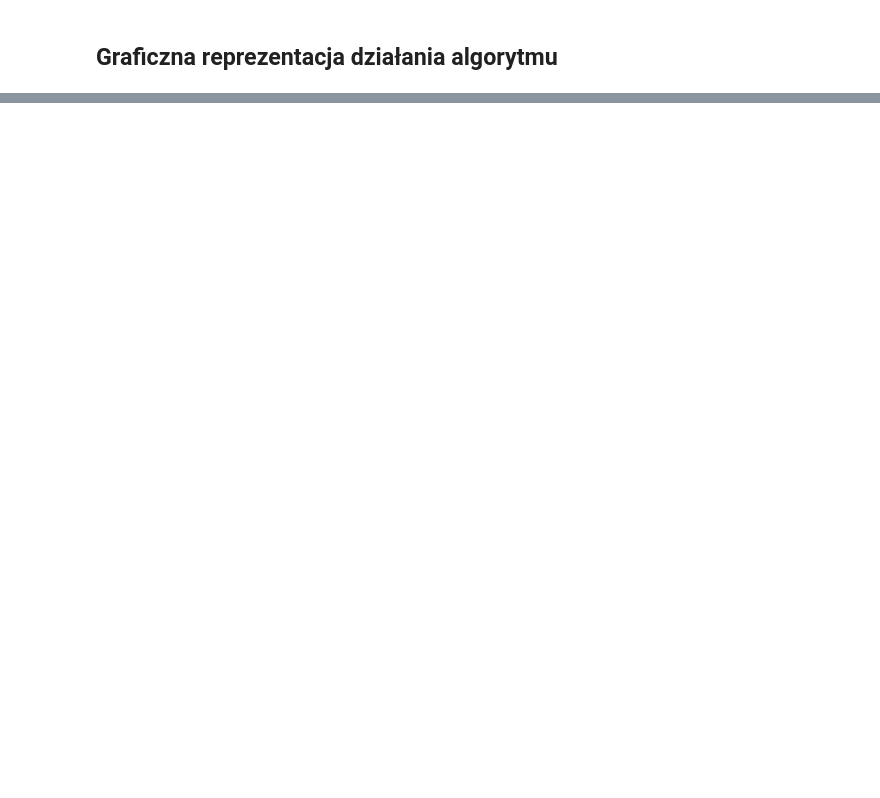
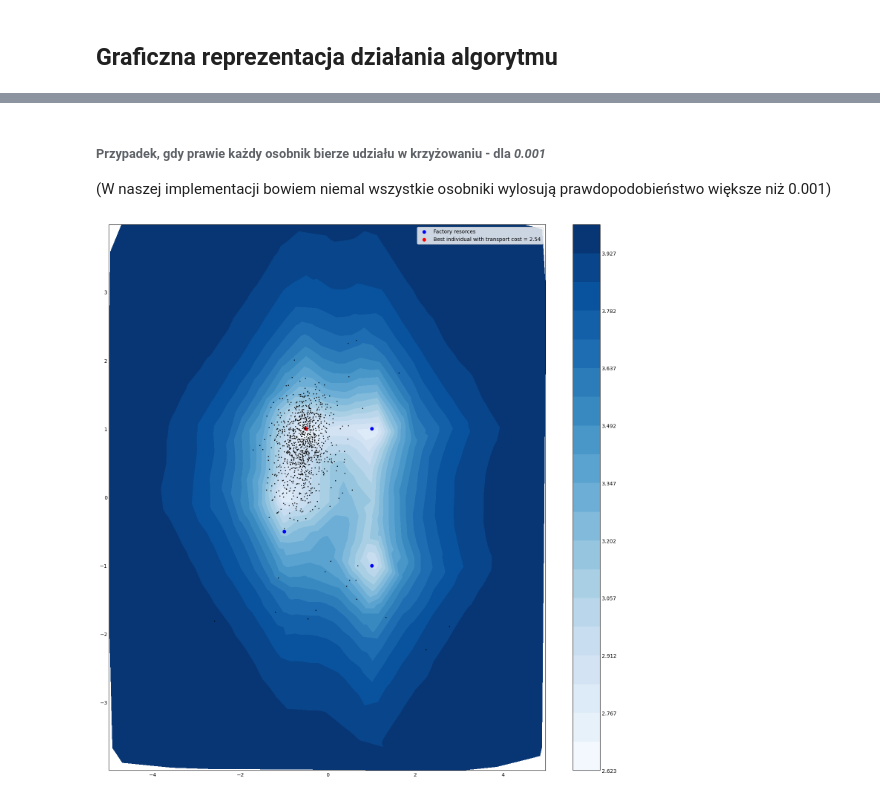
Before and after one commit to goshakowska/AI_evolutionary_algorithm, a Jupyter notebook: WSI_LAB_2.ipynb, the cells around one changed output, grey strips where cells are left out. Cells and saved outputs as stored; diff of their text form; code cells hidden in the pictures; blank space fills up the shorter version.

```diff
--- a/WSI_LAB_2.ipynb
+++ b/WSI_LAB_2.ipynb
@@ -626,0 +594,7 @@ plt.show()
+# %% [markdown]
+###### Przypadek, gdy prawie każdy osobnik bierze udziału w krzyżowaniu - dla *0.001*
+(W naszej implementacji bowiem niemal wszystkie osobniki wylosują prawdopodobieństwo większe niż 0.001)
+# %%
+generate_graph_with_parameters(0.2, 0.001, 10, 100)
+# %% [output]
+[figure, added]
```
Also changed, not shown: parts of 43 cells of this notebook.
